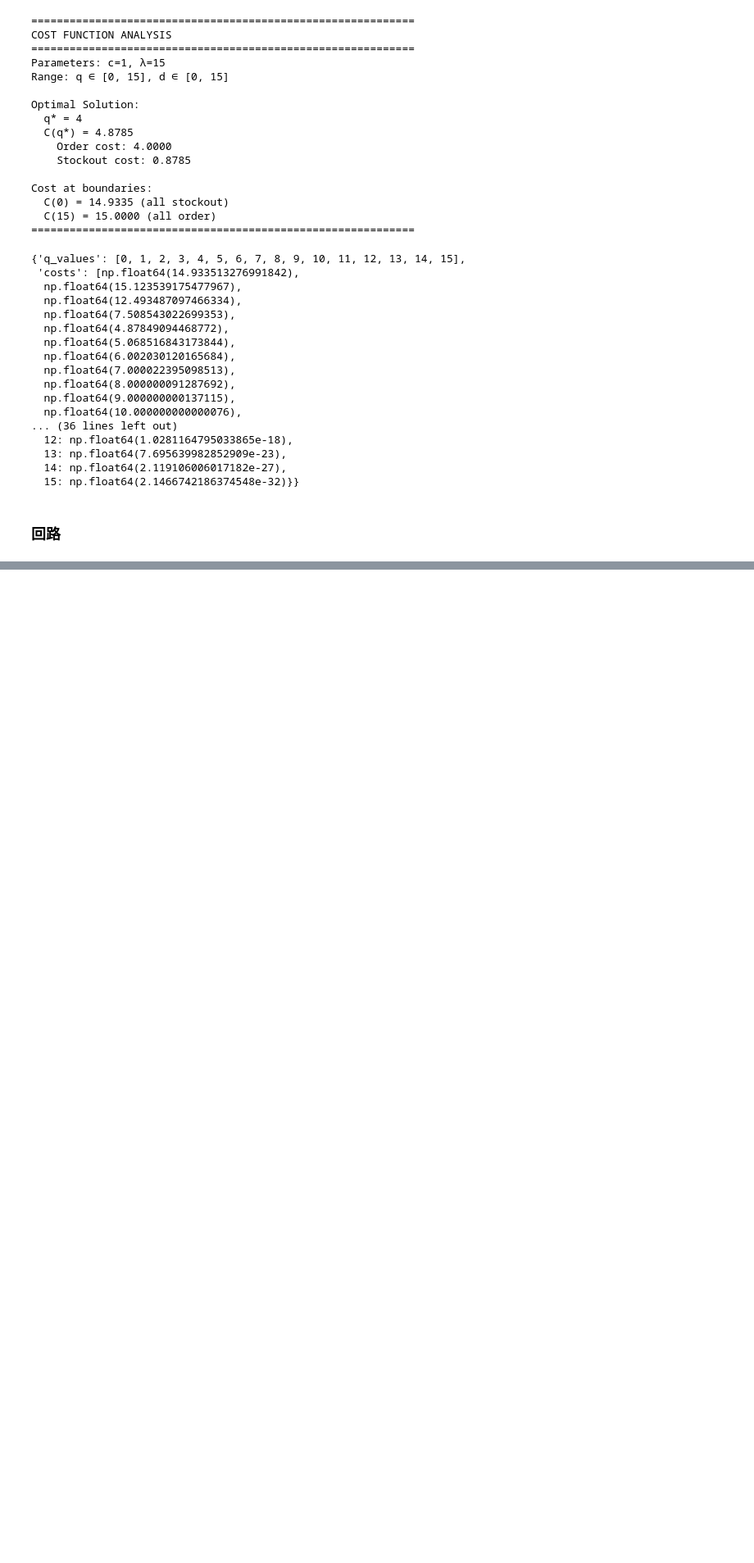
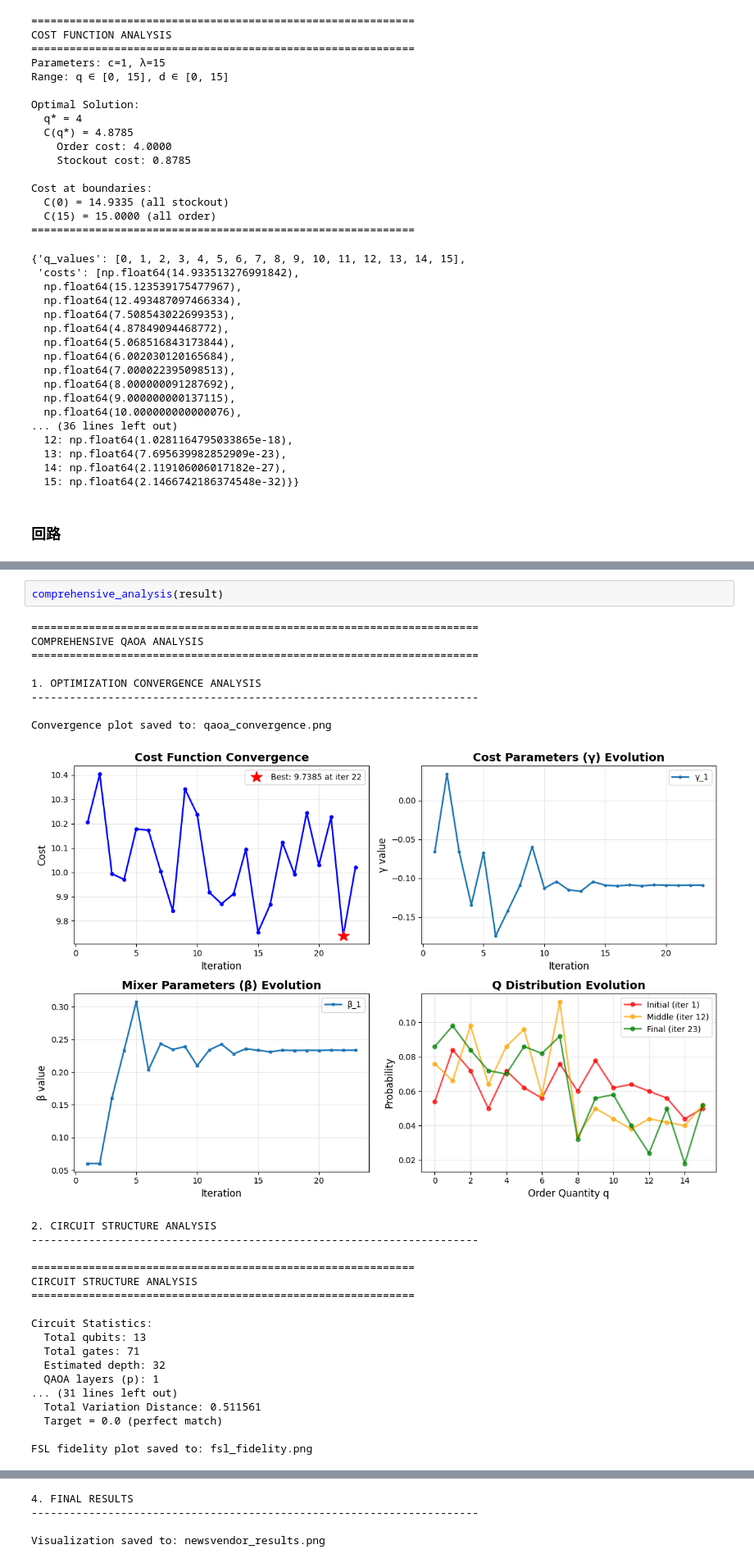
Before and after one commit to ReiMatsuzaki/qc_ft_prob, a Jupyter notebook: notebooks/08_newsvendor.ipynb, the cells around one changed output, grey strips where cells are left out. Shown at 82% size. Cells and saved outputs as stored; diff of their text form; blank space fills up the shorter version.

```diff
--- a/notebooks/08_newsvendor.ipynb
+++ b/notebooks/08_newsvendor.ipynb
@@ -203,3 +201,32 @@ Approximation ratio: 2.5609
 Measurement confidence: 9.71%
 Circuit depth (estimated): 32
 [figure]
+# %%
+comprehensive_analysis(result)
+# %% [output]
+======================================================================
+COMPREHENSIVE QAOA ANALYSIS
+======================================================================
+
+1. OPTIMIZATION CONVERGENCE ANALYSIS
+----------------------------------------------------------------------
+
+Convergence plot saved to: qaoa_convergence.png
+[figure, added]
+2. CIRCUIT STRUCTURE ANALYSIS
+----------------------------------------------------------------------
+
+============================================================
+CIRCUIT STRUCTURE ANALYSIS
+============================================================
+
+Circuit Statistics:
+  Total qubits: 13
+  Total gates: 71
+  Estimated depth: 32
+  QAOA layers (p): 1
+... (31 lines left out)
+  Total Variation Distance: 0.511561
+  Target = 0.0 (perfect match)
+
+FSL fidelity plot saved to: fsl_fidelity.png
@@ -205,0 +234,4 @@ Circuit depth (estimated): 32
+4. FINAL RESULTS
+----------------------------------------------------------------------
+
+Visualization saved to: newsvendor_results.png
```
Also changed, not shown: parts of 3 cells of this notebook, 5 other files.
